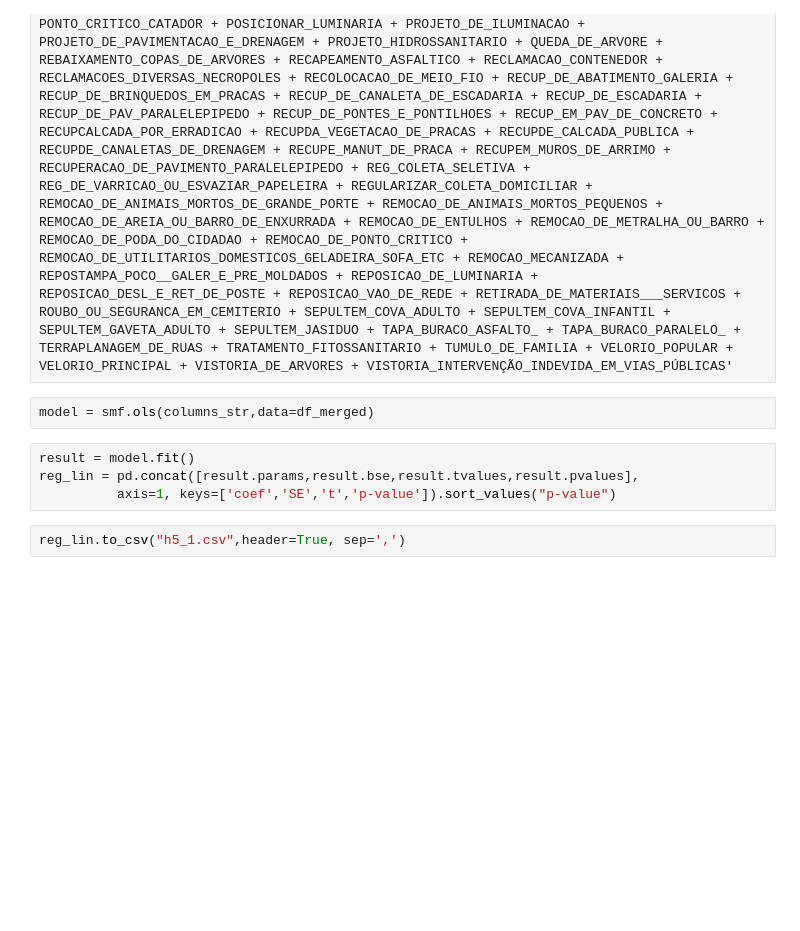
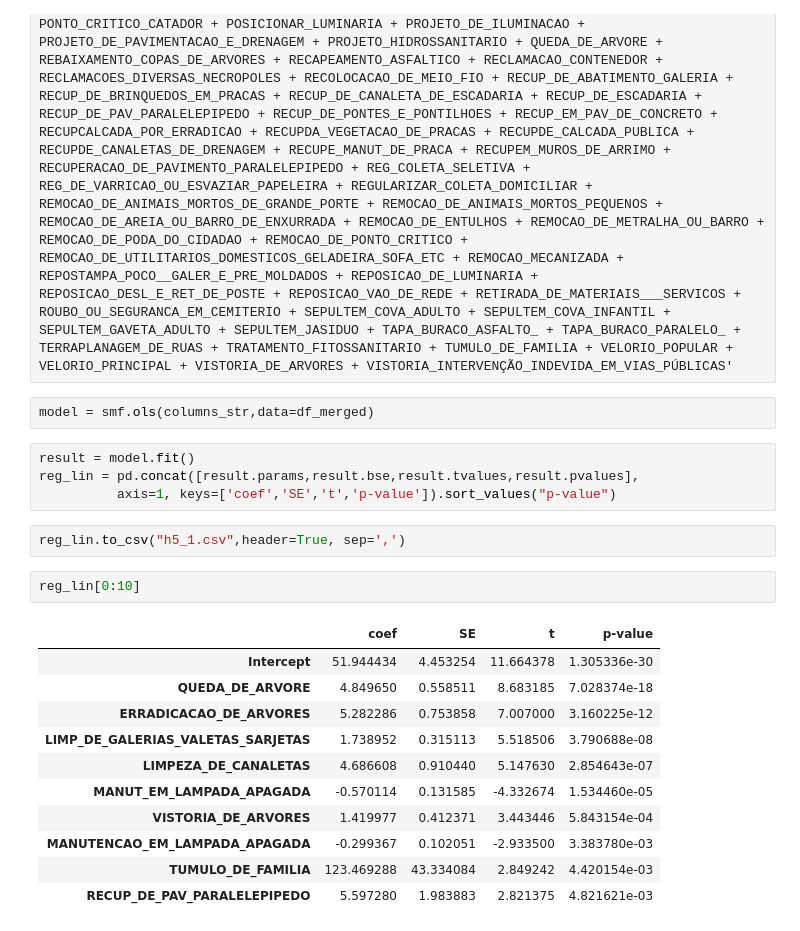
Before and after one commit to if1015-datascience-ufpe/2018-2-projeto-randomic, a Jupyter notebook: notebooks/hypotheses/hypothese 5 - Dados temporais (pluviometricos).ipynb, the cells around one changed output. Drawn from its saved outputs; the diff is of its cells as text; blank space fills up the shorter version.

```diff
--- a/notebooks/hypotheses/hypothese 5 - Dados temporais (pluviometricos).ipynb
+++ b/notebooks/hypotheses/hypothese 5 - Dados temporais (pluviometricos).ipynb
@@ -40,3 +40,17 @@ reg_lin = pd.concat([result.params,result.bse,result.tvalues,result.pvalues],
           axis=1, keys=['coef','SE','t','p-value']).sort_values("p-value")
 # %%
 reg_lin.to_csv("h5_1.csv",header=True, sep=',')
+# %%
+reg_lin[0:10]
+# %% [output]
+|  | coef | SE | t | p-value |
+| Intercept | 51.944434 | 4.453254 | 11.664378 | 1.305336e-30 |
+| QUEDA_DE_ARVORE | 4.849650 | 0.558511 | 8.683185 | 7.028374e-18 |
+| ERRADICACAO_DE_ARVORES | 5.282286 | 0.753858 | 7.007000 | 3.160225e-12 |
+| LIMP_DE_GALERIAS_VALETAS_SARJETAS | 1.738952 | 0.315113 | 5.518506 | 3.790688e-08 |
+| LIMPEZA_DE_CANALETAS | 4.686608 | 0.910440 | 5.147630 | 2.854643e-07 |
+| MANUT_EM_LAMPADA_APAGADA | -0.570114 | 0.131585 | -4.332674 | 1.534460e-05 |
+| VISTORIA_DE_ARVORES | 1.419977 | 0.412371 | 3.443446 | 5.843154e-04 |
+| MANUTENCAO_EM_LAMPADA_APAGADA | -0.299367 | 0.102051 | -2.933500 | 3.383780e-03 |
+| TUMULO_DE_FAMILIA | 123.469288 | 43.334084 | 2.849242 | 4.420154e-03 |
+| RECUP_DE_PAV_PARALELEPIPEDO | 5.597280 | 1.983883 | 2.821375 | 4.821621e-03 |
```
Also changed, not shown: parts of 2 cells of this notebook, 5 other files.
